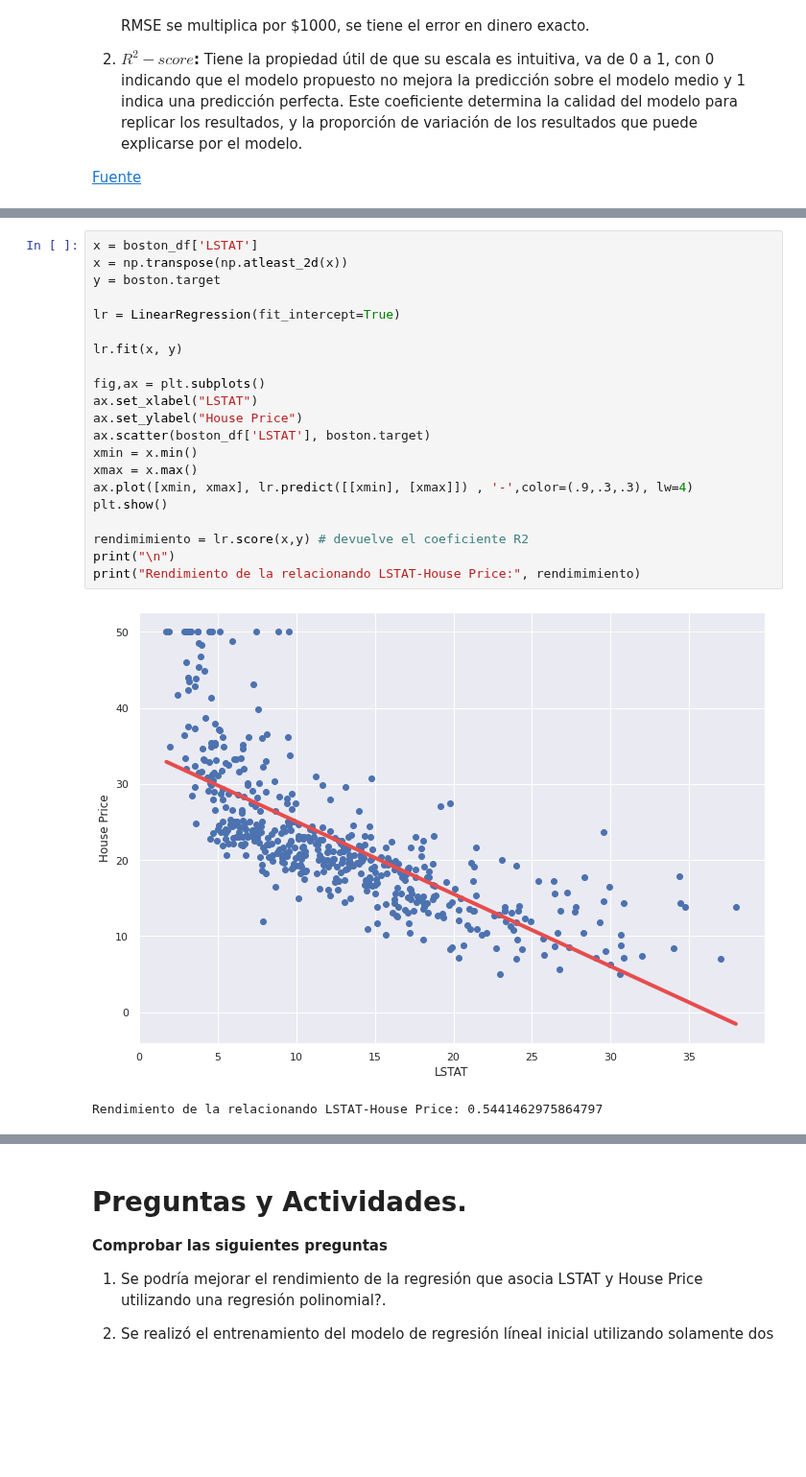
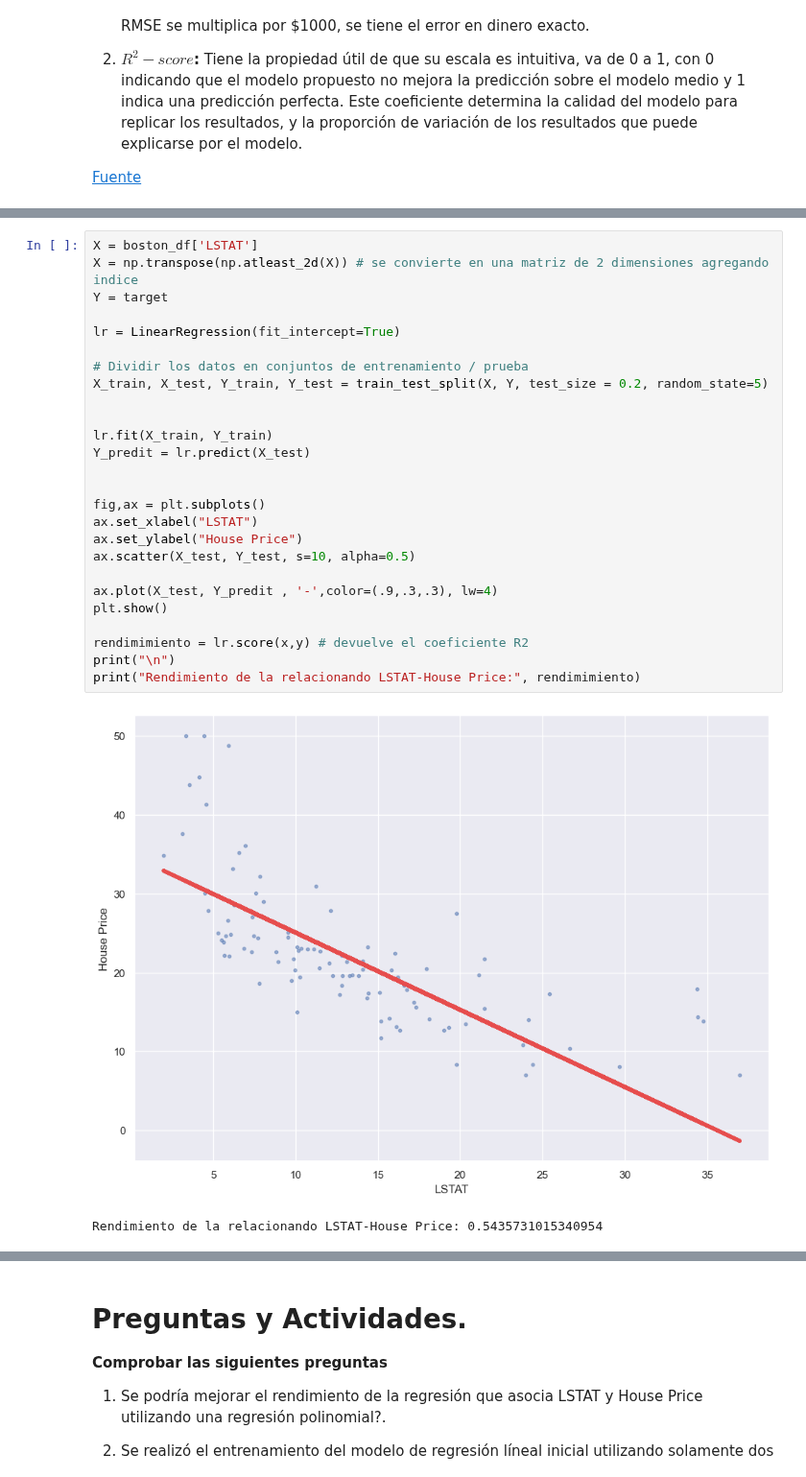
Before and after one commit to DiegoPaezA/IA_Examples, a Jupyter notebook: Regresion/R_Lineal_Boston.ipynb, the cells around one changed output, grey strips where cells are left out. Shown at 96% size. Drawn from its saved outputs; the diff is of its cells as text; blank space fills up the shorter version.

```diff
--- a/Regresion/R_Lineal_Boston.ipynb
+++ b/Regresion/R_Lineal_Boston.ipynb
@@ -325,24 +306,29 @@ plt.show()
 # %%
-x = boston_df['LSTAT']
-x = np.transpose(np.atleast_2d(x))
-y = boston.target
+X = boston_df['LSTAT']
+X = np.transpose(np.atleast_2d(X)) # se convierte en una matriz de 2 dimensiones agregando indice
+Y = target
 
 lr = LinearRegression(fit_intercept=True)
 
-lr.fit(x, y)
+# Dividir los datos en conjuntos de entrenamiento / prueba
+X_train, X_test, Y_train, Y_test = train_test_split(X, Y, test_size = 0.2, random_state=5)
+
+
+lr.fit(X_train, Y_train)
+Y_predit = lr.predict(X_test)
+
 
 fig,ax = plt.subplots()
 ax.set_xlabel("LSTAT")
 ax.set_ylabel("House Price")
-ax.scatter(boston_df['LSTAT'], boston.target)
-xmin = x.min()
-xmax = x.max()
-ax.plot([xmin, xmax], lr.predict([[xmin], [xmax]]) , '-',color=(.9,.3,.3), lw=4)
+ax.scatter(X_test, Y_test, s=10, alpha=0.5)
+
+ax.plot(X_test, Y_predit , '-',color=(.9,.3,.3), lw=4)
 plt.show()
 
 rendimimiento = lr.score(x,y) # devuelve el coeficiente R2
 print("\n")
 print("Rendimiento de la relacionando LSTAT-House Price:", rendimimiento)
 # %% [output]
-[figure, old version]
+[figure, new version]
-Rendimiento de la relacionando LSTAT-House Price: 0.5441462975864797
+Rendimiento de la relacionando LSTAT-House Price: 0.5435731015340954
```
Also changed, not shown: parts of 11 cells of this notebook.
